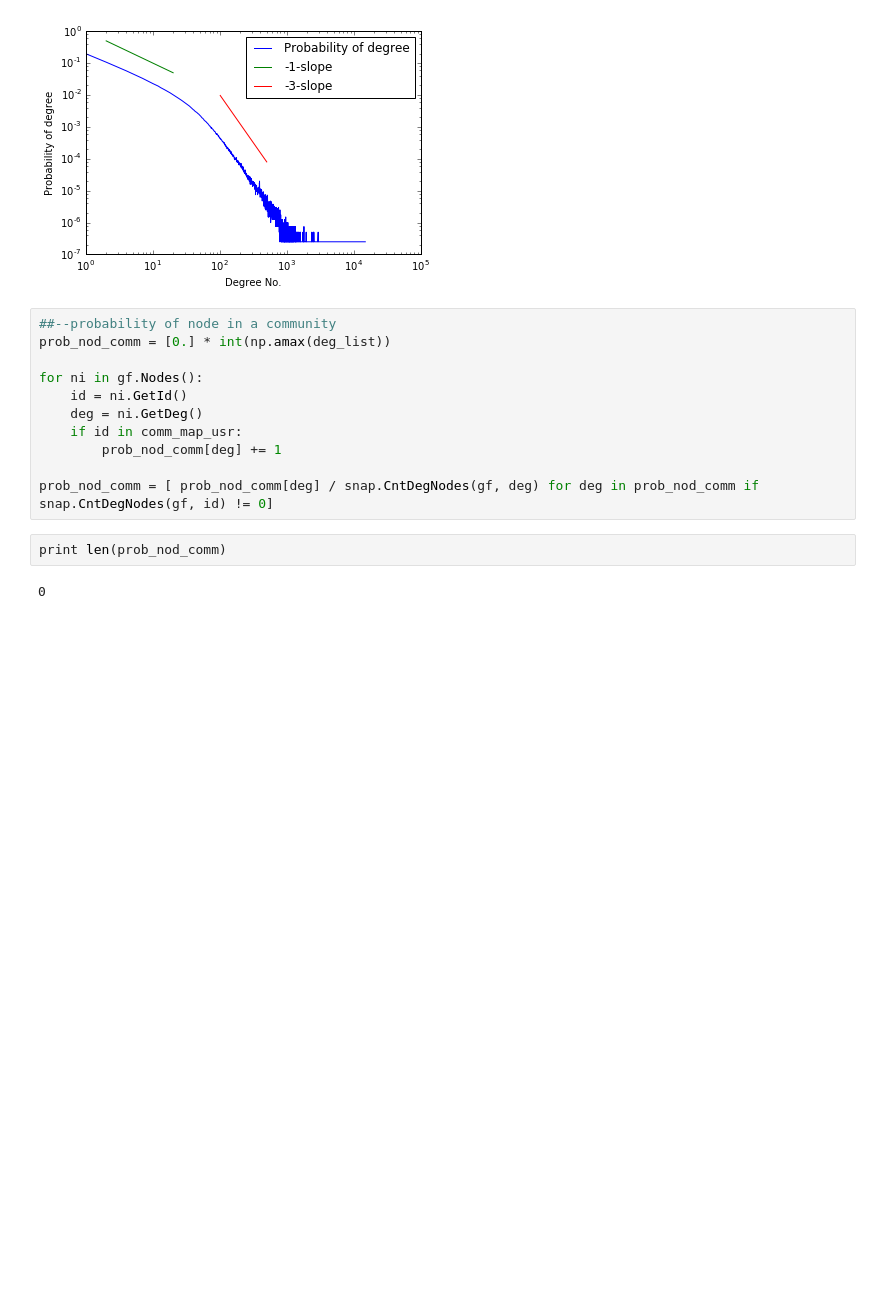
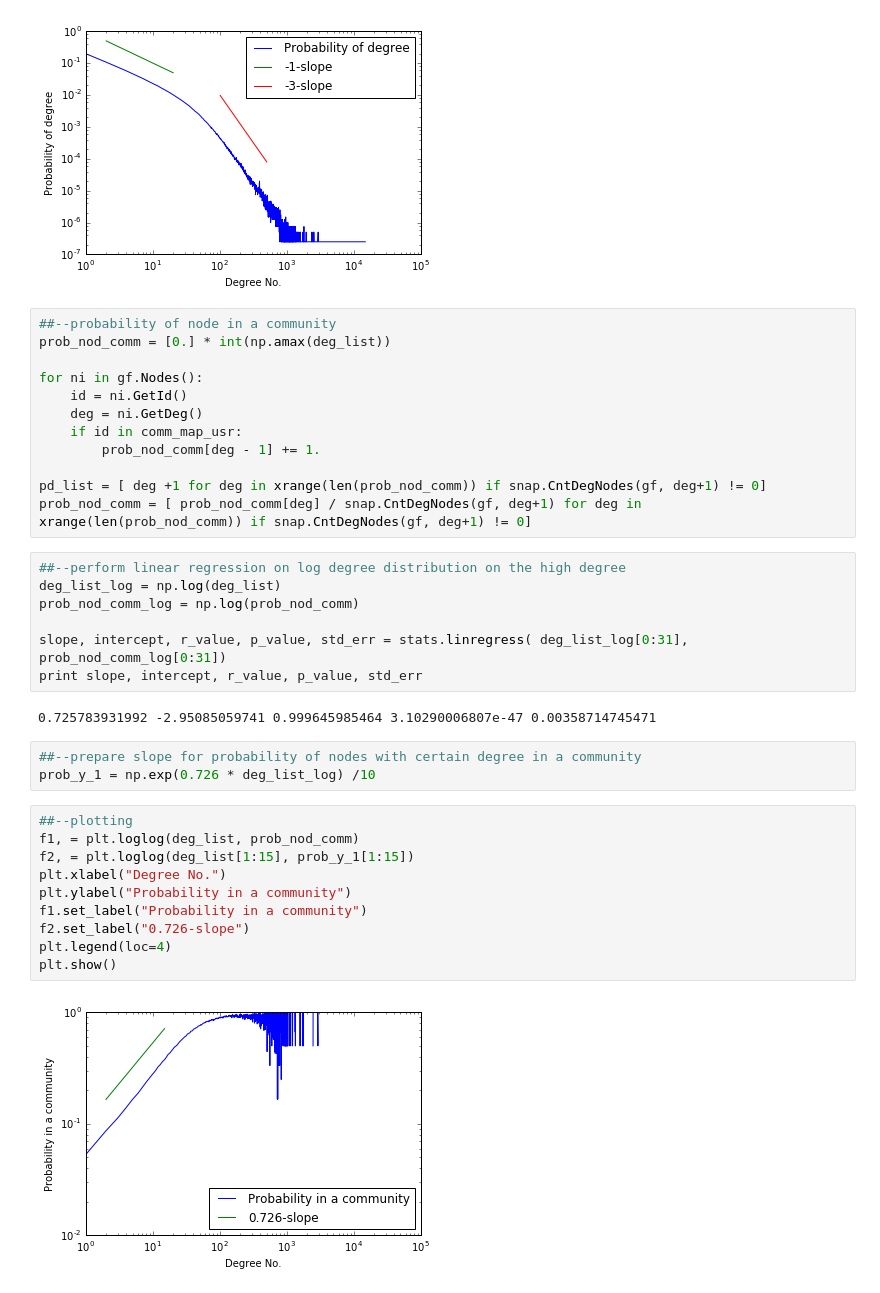
Before and after one commit to ncchen55414/224W, a Jupyter notebook: Degree_dist.ipynb, the cells around one changed output. Cells and saved outputs as stored; diff of their text form; blank space fills up the shorter version.

Commit message:
Add overall analysis probability in community

```diff
--- a/Degree_dist.ipynb
+++ b/Degree_dist.ipynb
@@ -97,10 +97,31 @@ for ni in gf.Nodes():
     id = ni.GetId()
     deg = ni.GetDeg()
     if id in comm_map_usr:
-        prob_nod_comm[deg] += 1
+        prob_nod_comm[deg - 1] += 1.
 
-prob_nod_comm = [ prob_nod_comm[deg] / snap.CntDegNodes(gf, deg) for deg in prob_nod_comm if snap.CntDegNodes(gf, id) != 0]
+pd_list = [ deg +1 for deg in xrange(len(prob_nod_comm)) if snap.CntDegNodes(gf, deg+1) != 0]
+prob_nod_comm = [ prob_nod_comm[deg] / snap.CntDegNodes(gf, deg+1) for deg in xrange(len(prob_nod_comm)) if snap.CntDegNodes(gf, deg+1) != 0]
-# %%
-print len(prob_nod_comm)
-# %% [output]
-0
+# %%
+##--perform linear regression on log degree distribution on the high degree
+deg_list_log = np.log(deg_list)
+prob_nod_comm_log = np.log(prob_nod_comm)
+
+slope, intercept, r_value, p_value, std_err = stats.linregress( deg_list_log[0:31], prob_nod_comm_log[0:31])
+print slope, intercept, r_value, p_value, std_err
+# %% [output]
+0.725783931992 -2.95085059741 0.999645985464 3.10290006807e-47 0.00358714745471
+# %%
+##--prepare slope for probability of nodes with certain degree in a community
+prob_y_1 = np.exp(0.726 * deg_list_log) /10
+# %%
+##--plotting
+f1, = plt.loglog(deg_list, prob_nod_comm)
+f2, = plt.loglog(deg_list[1:15], prob_y_1[1:15])
+plt.xlabel("Degree No.")
+plt.ylabel("Probability in a community")
+f1.set_label("Probability in a community")
+f2.set_label("0.726-slope")
+plt.legend(loc=4)
+plt.show()
+# %% [output]
+[figure, added]
```
Also changed, not shown: parts of 1 cell of this notebook.
